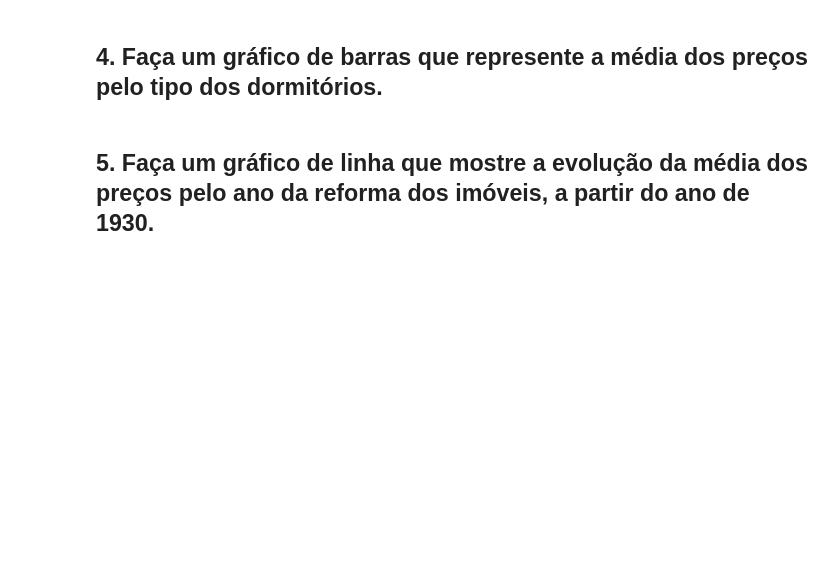
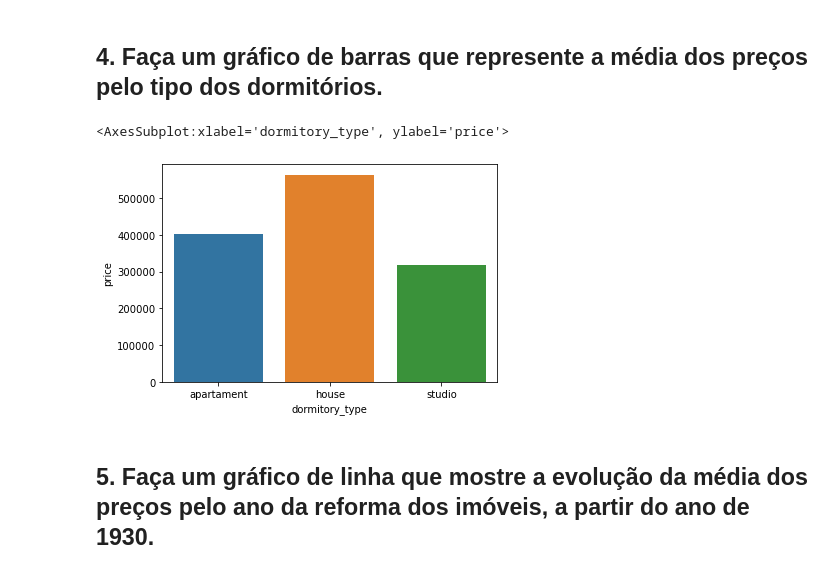
Before and after one commit to daniazevedo7/curso_python_zero_ao_ds, a Jupyter notebook: modulo_03/respostas.ipynb, the cells around one changed output. Drawn from its saved outputs; the diff is of its cells as text; code cells hidden in the pictures; blank space fills up the shorter version.

```diff
--- a/modulo_03/respostas.ipynb
+++ b/modulo_03/respostas.ipynb
@@ -114,4 +145,11 @@ ValueError: Could not interpret input 'bedrooms'
 # %% [markdown]
 ## 4. Faça um gráfico de barras que represente a média dos preços pelo tipo dos dormitórios.
+# %%
+df = data[['price', 'dormitory_type']].groupby('dormitory_type').mean().reset_index()
+# %%
+sns.barplot(x='dormitory_type', y='price', data = df)
+# %% [output]
+<AxesSubplot:xlabel='dormitory_type', ylabel='price'>
+[figure, added]
 # %% [markdown]
 ## 5. Faça um gráfico de linha que mostre a evolução da média dos preços pelo ano da reforma dos imóveis, a partir do ano de 1930.
```
Also changed, not shown: parts of 10 cells of this notebook.
